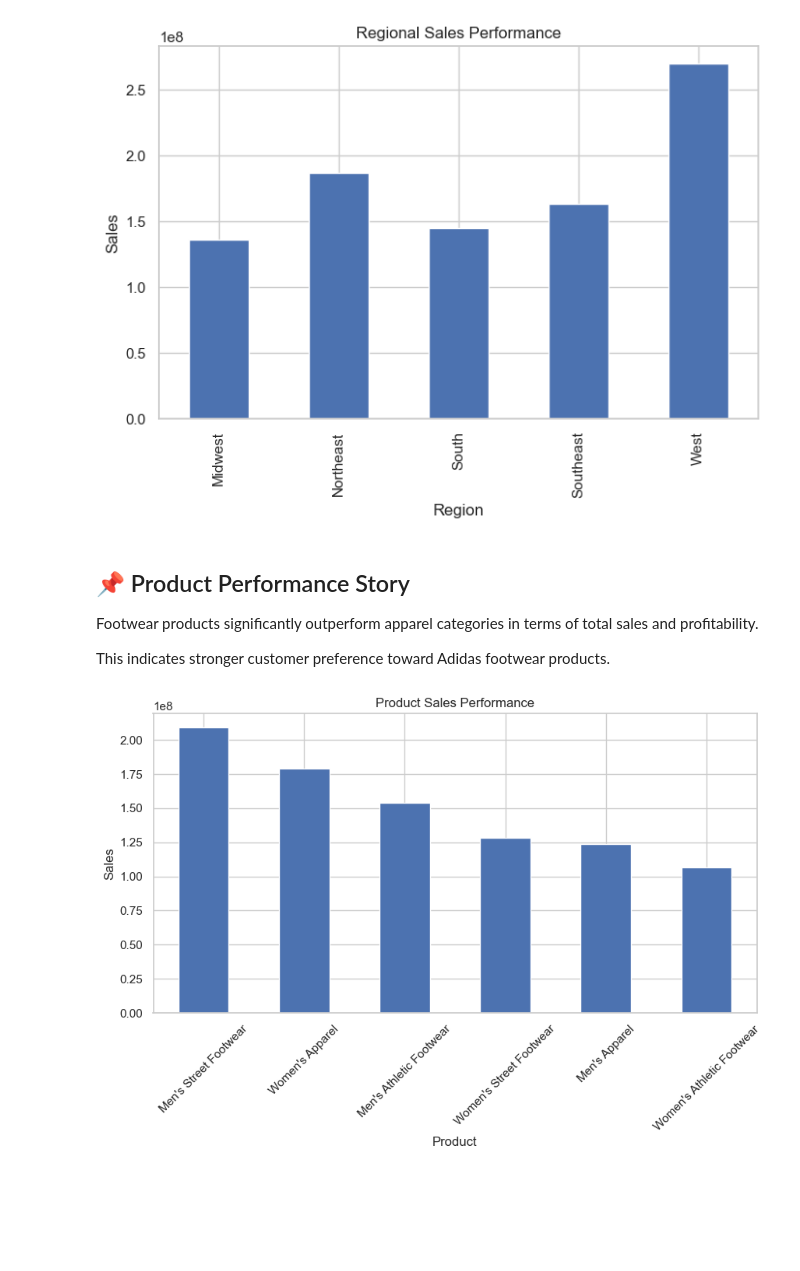
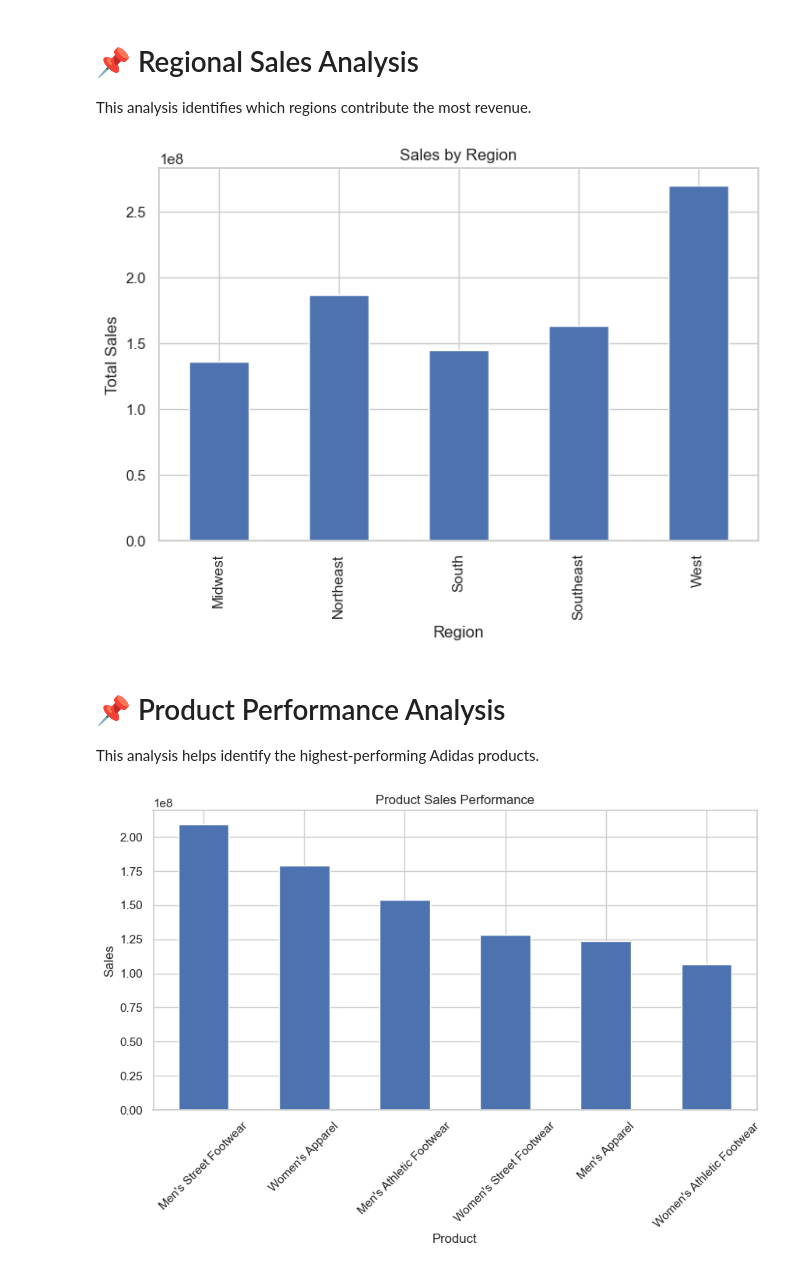
Before and after one commit to Rakshitha572/Task_4_DataStoryTelling_StatisticalValidation, a Jupyter notebook: notebooks/statistical_validation.ipynb, the cells around one changed output. Drawn from its saved outputs; the diff is of its cells as text; code cells hidden in the pictures; blank space fills up the shorter version.

```diff
--- a/notebooks/statistical_validation.ipynb
+++ b/notebooks/statistical_validation.ipynb
@@ -52,23 +154,25 @@ Seasonal trends suggest increased customer demand during specific periods of the
+# %% [markdown]
+# 📌 Regional Sales Analysis
+
+This analysis identifies which regions contribute the most revenue.
 # %%
 region_sales = df.groupby('Region')['Total Sales'].sum()
 
 plt.figure(figsize=(8,5))
 
 region_sales.plot(kind='bar')
 
-plt.title("Regional Sales Performance")
+plt.title("Sales by Region")
 
-plt.ylabel("Sales")
+plt.ylabel("Total Sales")
 
 plt.show()
 # %% [output]
-[figure, old version]
+[figure, new version]
-# %% [markdown]
-## 📌 Product Performance Story
-
-Footwear products significantly outperform apparel categories in terms of total sales and profitability.
-
-This indicates stronger customer preference toward Adidas footwear products.
+# %% [markdown]
+# 📌 Product Performance Analysis
+
+This analysis helps identify the highest-performing Adidas products.
 # %%
 product_sales = df.groupby('Product')['Total Sales'].sum().sort_values(ascending=False)
 
```
Also changed, not shown: parts of 32 cells of this notebook, 1 other file.
